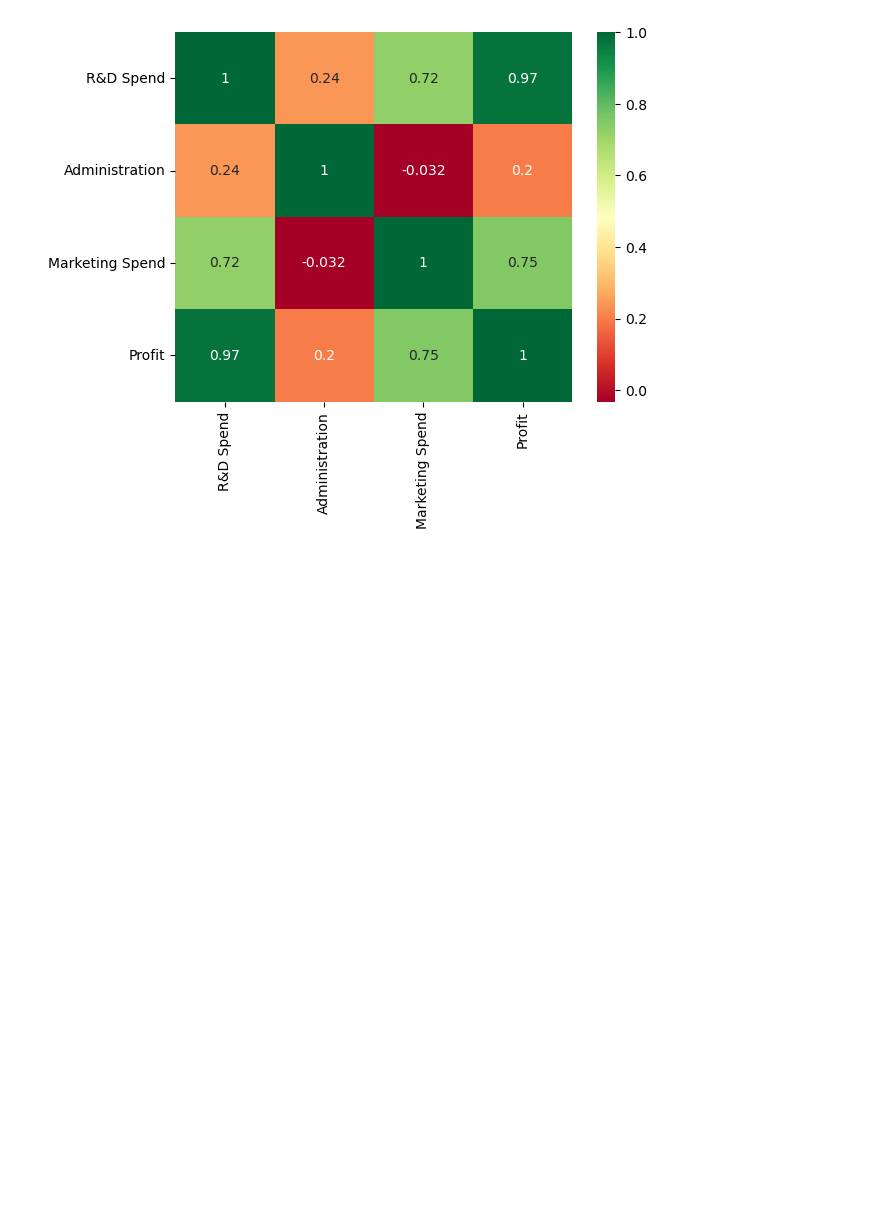
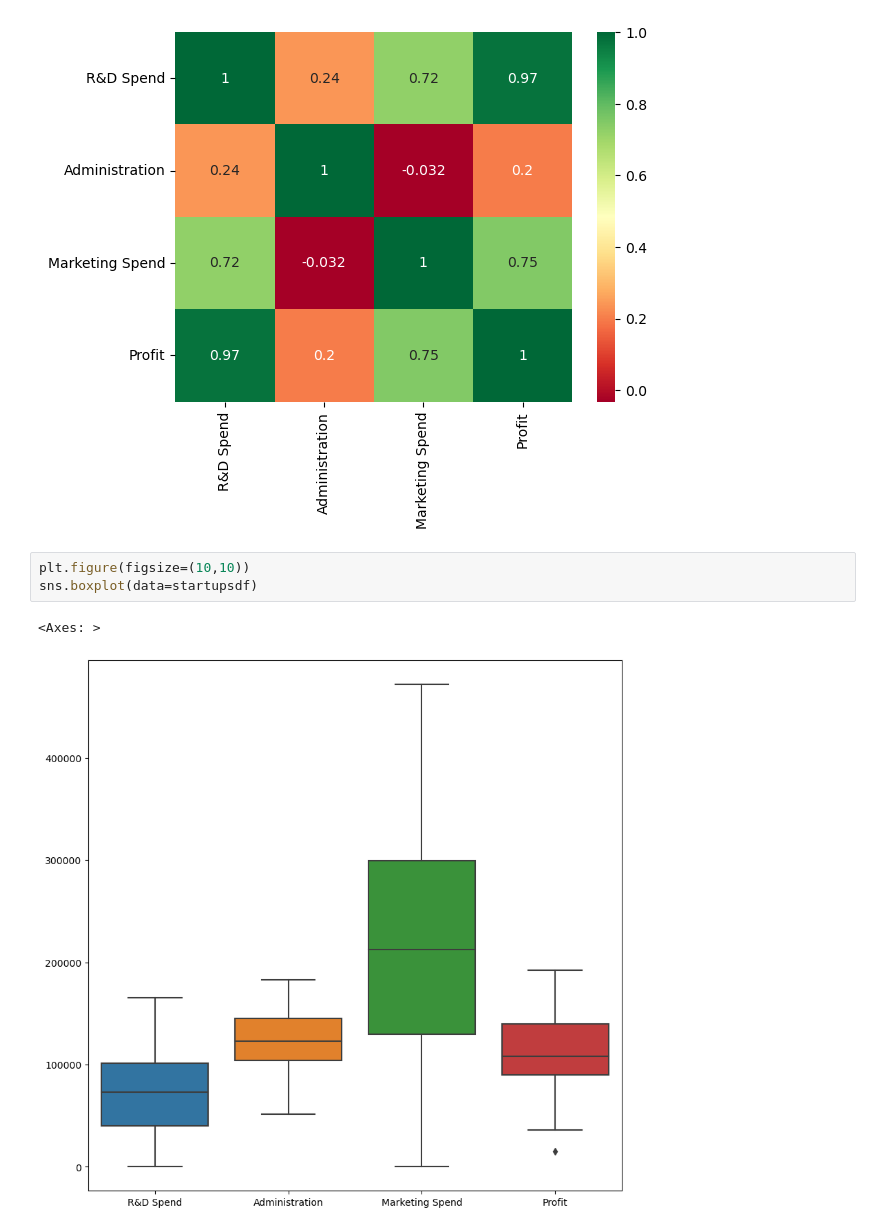
Before and after one commit to TKQhena/50_Startups_Regression-MLG_Assingment3-, a Jupyter notebook: MLG_Assingment_3(Start_UP).ipynb, the cells around one changed output. Drawn from its saved outputs; the diff is of its cells as text; blank space fills up the shorter version.

Commit message:
Box and wiskers diagram

```diff
--- a/MLG_Assingment_3(Start_UP).ipynb
+++ b/MLG_Assingment_3(Start_UP).ipynb
@@ -66,3 +66,9 @@ sns.heatmap(corr, annot=True, cmap = "RdYlGn")
 plt.show()
 # %% [output]
 [figure]
+# %%
+plt.figure(figsize=(10,10))
+sns.boxplot(data=startupsdf)
+# %% [output]
+<Axes: >
+[figure, added]
```
